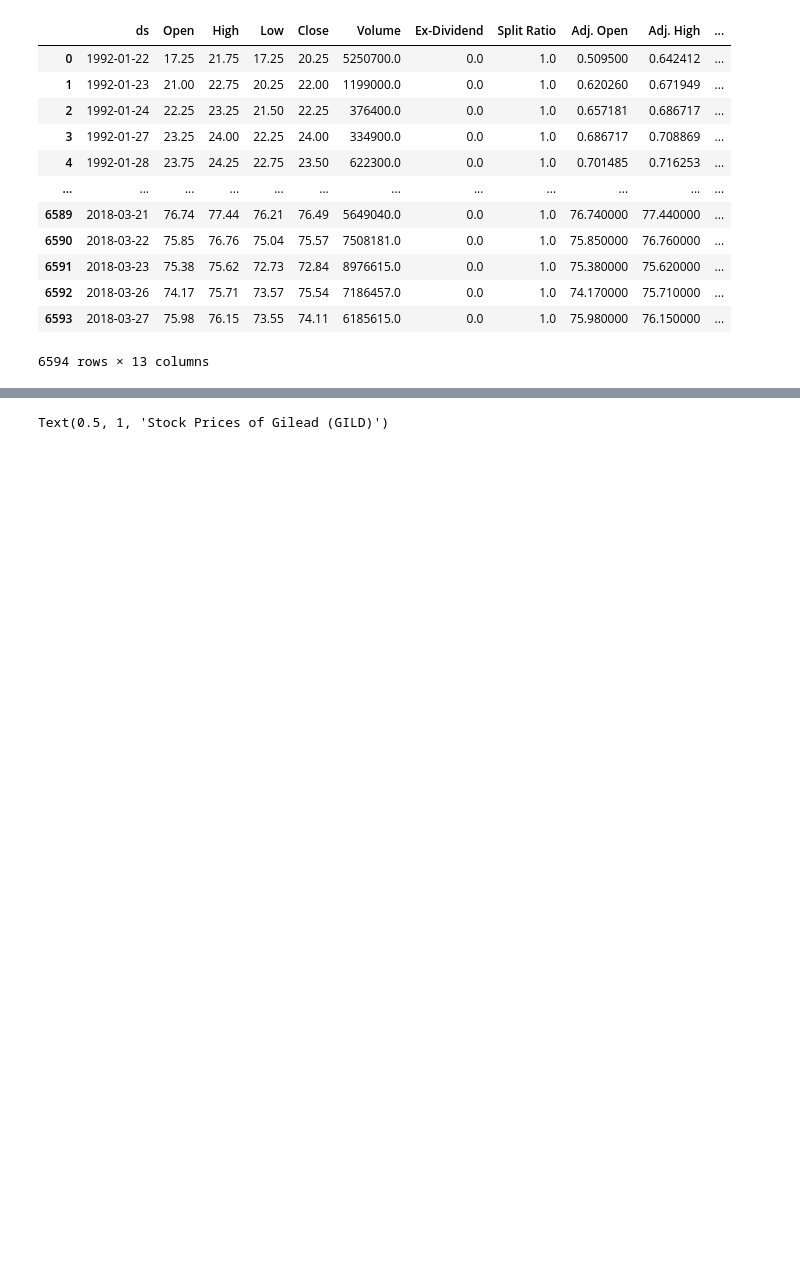
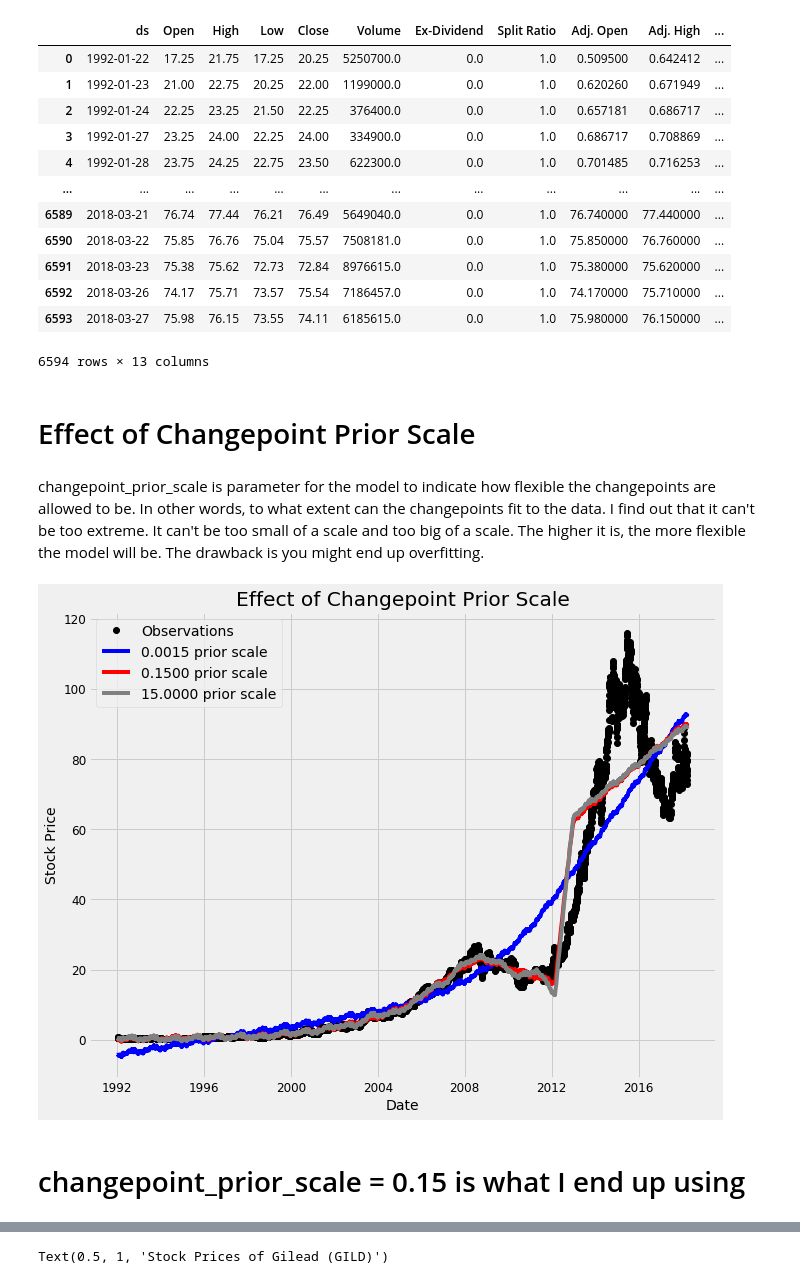
Before and after one commit to metis-macys-66898/data_607_sp2020, a Jupyter notebook: final_proj/Quandl-3.5.ipynb, the cells around one changed output, grey strips where cells are left out. Drawn from its saved outputs; the diff is of its cells as text; code cells hidden in the pictures; blank space fills up the shorter version.

```diff
--- a/final_proj/Quandl-3.5.ipynb
+++ b/final_proj/Quandl-3.5.ipynb
@@ -173,6 +213,38 @@ gild
 | 6592 | 2018-03-26 | 74.17 | 75.71 | 73.57 | 75.54 | 7186457.0 | 0.0 | 1.0 | 74.170000 | 75.710000 | ... |
 | 6593 | 2018-03-27 | 75.98 | 76.15 | 73.55 | 74.11 | 6185615.0 | 0.0 | 1.0 | 75.980000 | 76.150000 | ... |
 6594 rows × 13 columns
+# %% [markdown]
+# Effect of Changepoint Prior Scale
+# %% [markdown]
+changepoint_prior_scale is parameter for the model to indicate how flexible the changepoints are allowed to be. In other words, to what extent can the changepoints fit to the data. I find out that it can't be too extreme. It can't be too small of a scale and too big of a scale. The higher it is, the more flexible the model will be. The drawback is you might end up overfitting.
+# %%
+# Try 3 different changepoints
+for changepoint in [.0015, .15, 15]:
+        model = fbprophet.Prophet(daily_seasonality=False, changepoint_prior_scale=changepoint)
+        model.fit(gild)
+
+        future = model.make_future_dataframe(periods=365, freq = 'D')
+        future = model.predict(future)
+
+        gild[changepoint] = future['yhat']
+# %%
+# Create the plot
+plt.figure(figsize=(10, 8))
+
+# Actual observations
+plt.plot(gild['ds'], gild['y'], 'ko', label = 'Observations')
+colors = {.0015: 'b', .15: 'r', 15: 'grey'}
+
+# Plot each of the changepoint predictions
+for changepoint in [.0015, .15, 15]:
+    plt.plot(gild['ds'], gild[changepoint], color = colors[changepoint], label = '%.4f prior scale' % changepoint)
+
+plt.legend(prop={'size': 14})
+plt.xlabel('Date'); plt.ylabel('Stock Price'); plt.title('Effect of Changepoint Prior Scale');
+# %% [output]
+[figure, added]
+# %% [markdown]
+# changepoint_prior_scale = 0.15 is what I end up using
 # %%
 gild_prophet = fbprophet.Prophet(changepoint_prior_scale=0.15)
 gild_prophet.fit(gild)
```
Also changed, not shown: parts of 14 cells of this notebook.
